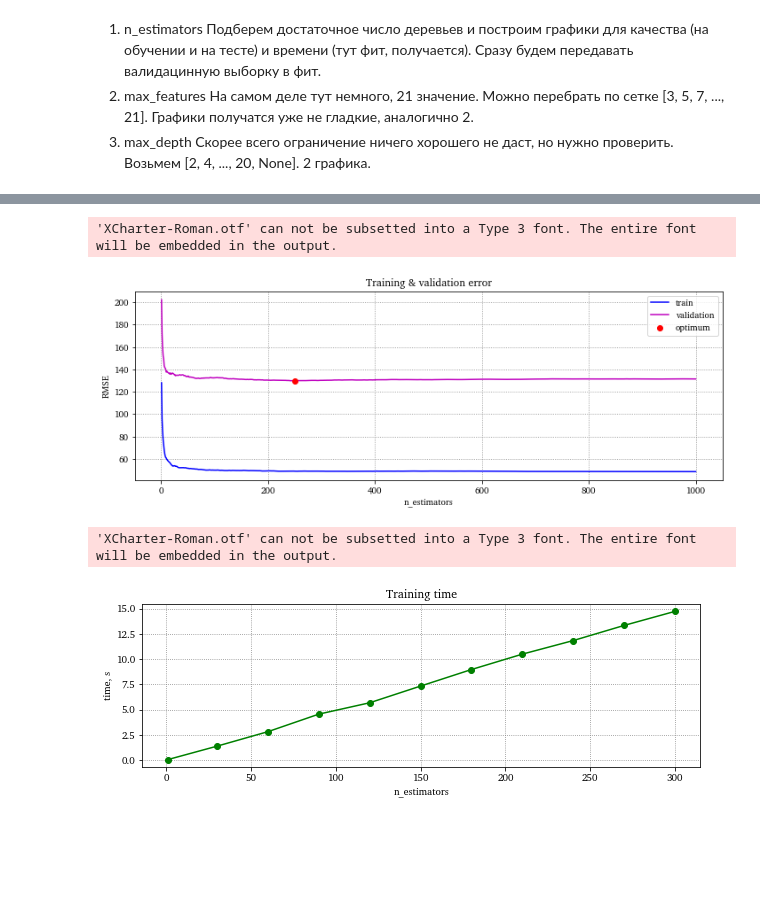
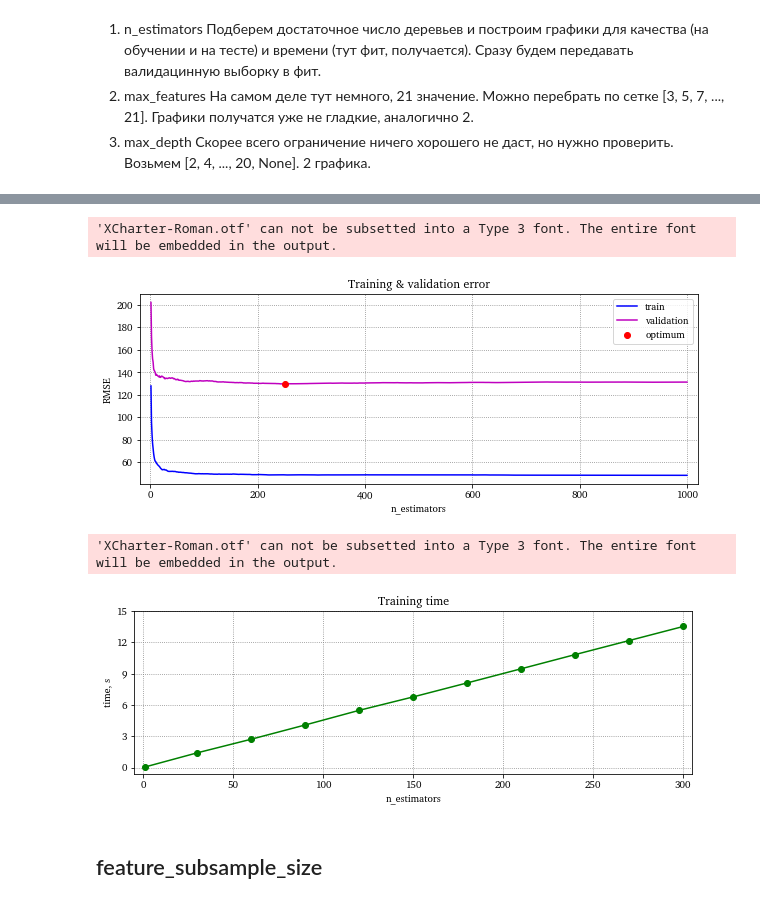
Before and after one commit to artnitolog/ensemble_learning_mmf_prac, a Jupyter notebook: experiments/experiments.ipynb, the cells around one changed output, grey strips where cells are left out. Saved outputs shown, nothing was run; the diff lists cells and outputs as text; code cells hidden in the pictures; blank space fills up the shorter version.

```diff
--- a/experiments/experiments.ipynb
+++ b/experiments/experiments.ipynb
@@ -87,19 +89,18 @@ Wall time: 53.2 s
 # %%
-plt.figure(figsize=(10, 7))
-plt.subplot(211)
+plt.figure(figsize=(10, 3.5))
 plt.title('Training & validation error')
 plt.plot(np.arange(1, 1001), train_loss, label='train', c='b')
 plt.plot(np.arange(1, 1001), val_loss, label='validation', c='m')
 varg = val_loss.argmin()
 plt.scatter(varg + 1, val_loss[varg], c='r', zorder=3, label='optimum')
 plt.xlabel('n_estimators')
 plt.ylabel('RMSE')
 plt.legend()
+plt.xlim((-20, 1020))
 plt.savefig('vis/RF_n_estimators_RMSE')
-plt.tight_layout()
 # %% [output]
 'XCharter-Roman.otf' can not be subsetted into a Type 3 font. The entire font will be embedded in the output.
-[figure, old version]
+[figure, new version]
 # %%
 n_trees = [1] + list(range(30, 301, 30))
 times = []
@@ -109,10 +110,14 @@ for i in tqdm(n_trees):
 # %%
 plt.figure(figsize=(10, 3))
 plt.plot(n_trees, times, marker='o', c='green')
+plt.xlim((-5, 305))
 plt.xlabel('n_estimators')
 plt.ylabel('time, s')
+plt.yticks(np.arange(0, 17, 3))
 plt.title('Training time')
 plt.savefig('vis/RF_n_estimators_time')
 # %% [output]
 'XCharter-Roman.otf' can not be subsetted into a Type 3 font. The entire font will be embedded in the output.
-[figure, old version]
+[figure, new version]
+# %% [markdown]
+## feature_subsample_size
```
Also changed, not shown: parts of 32 cells of this notebook, 15 other files.
